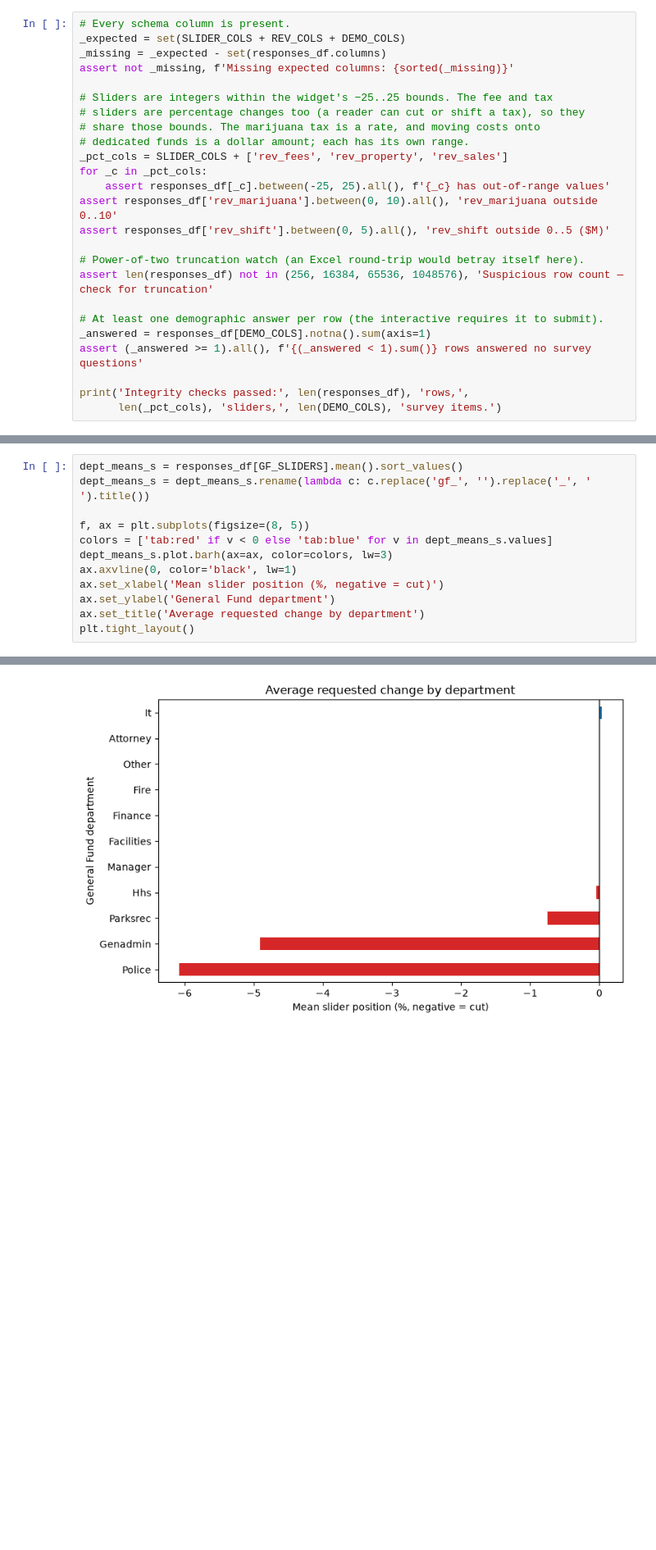
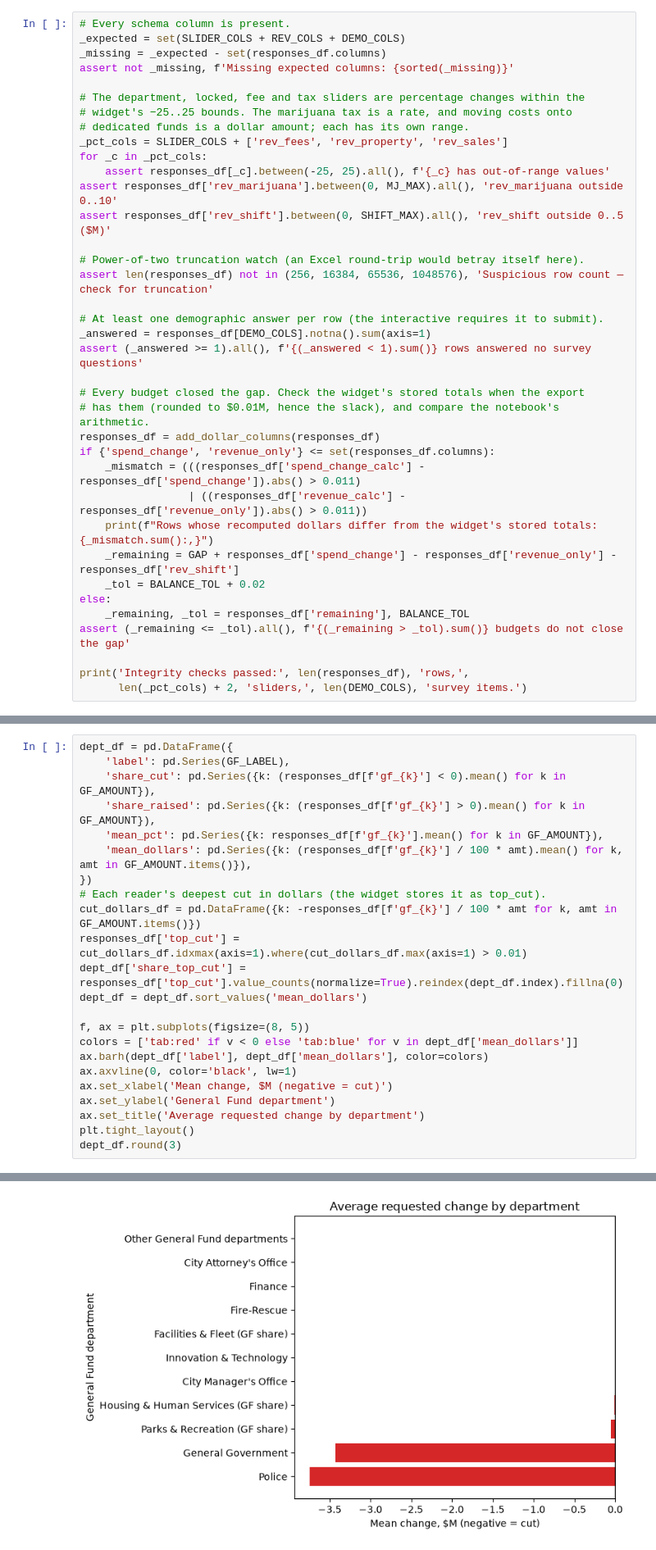
Before and after one commit to brianckeegan/charting-boulder, a Jupyter notebook: 2026-11-budget-tool/budget-survey-analysis.ipynb, the cells around one changed output, grey strips where cells are left out. Shown at 82% size. Cells and saved outputs as stored; diff of their text form; blank space fills up the shorter version.

```diff
--- a/2026-11-budget-tool/budget-survey-analysis.ipynb
+++ b/2026-11-budget-tool/budget-survey-analysis.ipynb
@@ -208,15 +364,14 @@ _expected = set(SLIDER_COLS + REV_COLS + DEMO_COLS)
 _missing = _expected - set(responses_df.columns)
 assert not _missing, f'Missing expected columns: {sorted(_missing)}'
 
-# Sliders are integers within the widget's −25..25 bounds. The fee and tax
-# sliders are percentage changes too (a reader can cut or shift a tax), so they
-# share those bounds. The marijuana tax is a rate, and moving costs onto
+# The department, locked, fee and tax sliders are percentage changes within the
+# widget's −25..25 bounds. The marijuana tax is a rate, and moving costs onto
 # dedicated funds is a dollar amount; each has its own range.
 _pct_cols = SLIDER_COLS + ['rev_fees', 'rev_property', 'rev_sales']
 for _c in _pct_cols:
     assert responses_df[_c].between(-25, 25).all(), f'{_c} has out-of-range values'
-assert responses_df['rev_marijuana'].between(0, 10).all(), 'rev_marijuana outside 0..10'
-assert responses_df['rev_shift'].between(0, 5).all(), 'rev_shift outside 0..5 ($M)'
+assert responses_df['rev_marijuana'].between(0, MJ_MAX).all(), 'rev_marijuana outside 0..10'
+assert responses_df['rev_shift'].between(0, SHIFT_MAX).all(), 'rev_shift outside 0..5 ($M)'
 
 # Power-of-two truncation watch (an Excel round-trip would betray itself here).
 assert len(responses_df) not in (256, 16384, 65536, 1048576), 'Suspicious row count — check for truncation'
@@ -225,6 +380,19 @@ assert len(responses_df) not in (256, 16384, 65536, 1048576), 'Suspicious row co
 _answered = responses_df[DEMO_COLS].notna().sum(axis=1)
 assert (_answered >= 1).all(), f'{(_answered < 1).sum()} rows answered no survey questions'
 
+# Every budget closed the gap. Check the widget's stored totals when the export
+# has them (rounded to $0.01M, hence the slack), and compare the notebook's arithmetic.
+responses_df = add_dollar_columns(responses_df)
+if {'spend_change', 'revenue_only'} <= set(responses_df.columns):
+    _mismatch = (((responses_df['spend_change_calc'] - responses_df['spend_change']).abs() > 0.011)
+                 | ((responses_df['revenue_calc'] - responses_df['revenue_only']).abs() > 0.011))
+    print(f"Rows whose recomputed dollars differ from the widget's stored totals: {_mismatch.sum():,}")
+    _remaining = GAP + responses_df['spend_change'] - responses_df['revenue_only'] - responses_df['rev_shift']
+    _tol = BALANCE_TOL + 0.02
+else:
+    _remaining, _tol = responses_df['remaining'], BALANCE_TOL
+assert (_remaining <= _tol).all(), f'{(_remaining > _tol).sum()} budgets do not close the gap'
+
 print('Integrity checks passed:', len(responses_df), 'rows,',
-      len(_pct_cols), 'sliders,', len(DEMO_COLS), 'survey items.')
+      len(_pct_cols) + 2, 'sliders,', len(DEMO_COLS), 'survey items.')
 # %% [output]
@@ -360,13 +547,24 @@ Averaging each General Fund slider across all respondents shows where the pool w
 # %%
-dept_means_s = responses_df[GF_SLIDERS].mean().sort_values()
-dept_means_s = dept_means_s.rename(lambda c: c.replace('gf_', '').replace('_', ' ').title())
+dept_df = pd.DataFrame({
+    'label': pd.Series(GF_LABEL),
+    'share_cut': pd.Series({k: (responses_df[f'gf_{k}'] < 0).mean() for k in GF_AMOUNT}),
+    'share_raised': pd.Series({k: (responses_df[f'gf_{k}'] > 0).mean() for k in GF_AMOUNT}),
+    'mean_pct': pd.Series({k: responses_df[f'gf_{k}'].mean() for k in GF_AMOUNT}),
+    'mean_dollars': pd.Series({k: (responses_df[f'gf_{k}'] / 100 * amt).mean() for k, amt in GF_AMOUNT.items()}),
+})
+# Each reader's deepest cut in dollars (the widget stores it as top_cut).
+cut_dollars_df = pd.DataFrame({k: -responses_df[f'gf_{k}'] / 100 * amt for k, amt in GF_AMOUNT.items()})
+responses_df['top_cut'] = cut_dollars_df.idxmax(axis=1).where(cut_dollars_df.max(axis=1) > 0.01)
+dept_df['share_top_cut'] = responses_df['top_cut'].value_counts(normalize=True).reindex(dept_df.index).fillna(0)
+dept_df = dept_df.sort_values('mean_dollars')
 
 f, ax = plt.subplots(figsize=(8, 5))
-colors = ['tab:red' if v < 0 else 'tab:blue' for v in dept_means_s.values]
-dept_means_s.plot.barh(ax=ax, color=colors, lw=3)
+colors = ['tab:red' if v < 0 else 'tab:blue' for v in dept_df['mean_dollars']]
+ax.barh(dept_df['label'], dept_df['mean_dollars'], color=colors)
 ax.axvline(0, color='black', lw=1)
-ax.set_xlabel('Mean slider position (%, negative = cut)')
+ax.set_xlabel('Mean change, $M (negative = cut)')
 ax.set_ylabel('General Fund department')
 ax.set_title('Average requested change by department')
 plt.tight_layout()
+dept_df.round(3)
 # %% [output]
@@ -373,4 +583,4 @@ plt.tight_layout()
-[figure, old version]
+[figure, new version]
 # %% [markdown]
 ### The locked-fund lesson: did people try to raid restricted money?
 
```
Also changed, not shown: parts of 57 cells of this notebook, 6 other files.
